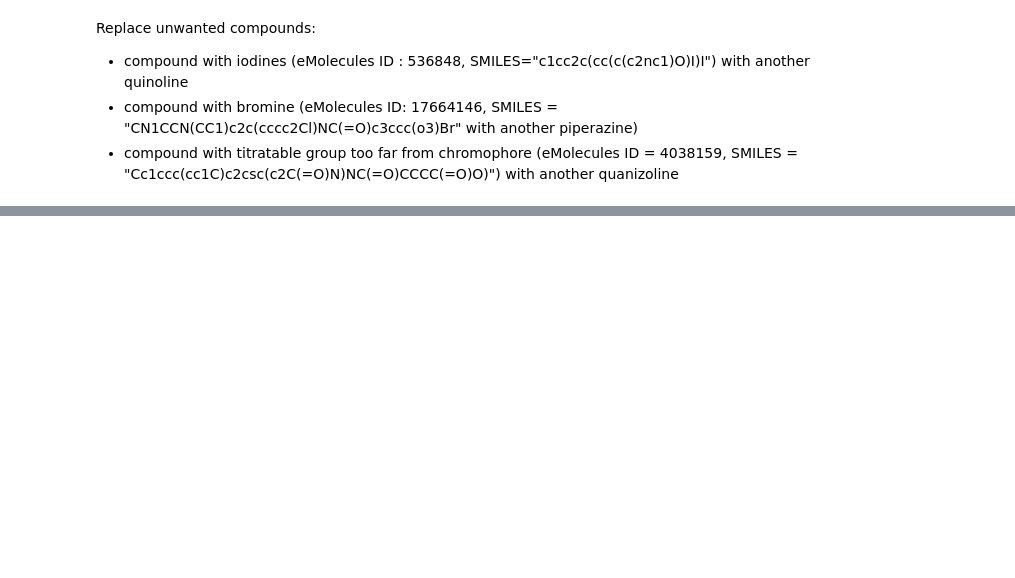
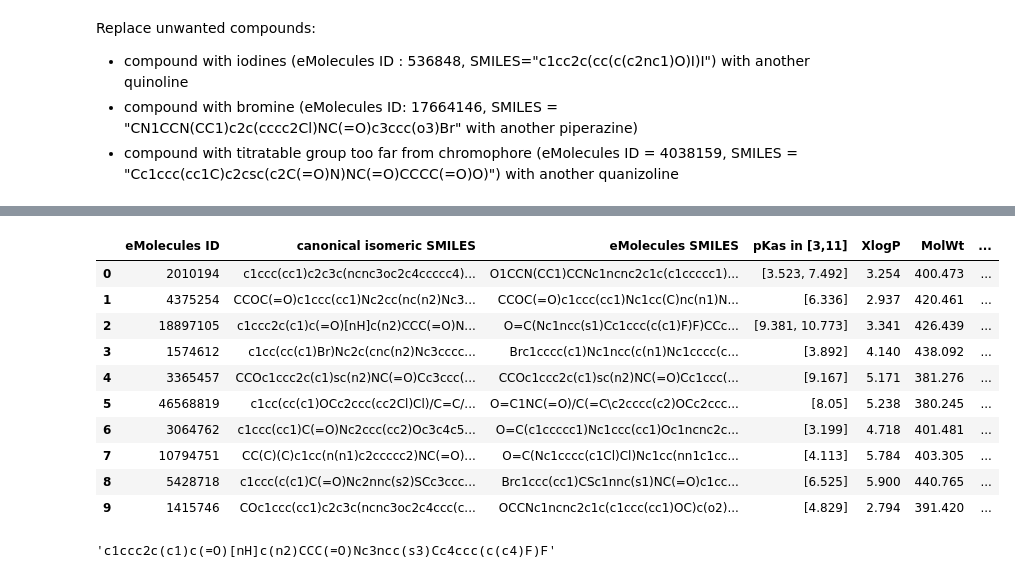
Before and after one commit to choderalab/sampl6-physicochemical-properties, a Jupyter notebook: compound_selection/zinc15_eMolecules_intersection_set/20170727_zinc15_eMolecules_subset_logP_mw_filter/drug-like-compound-selection.ipynb, the cells around one changed output, grey strips where cells are left out. Cells and saved outputs as stored; diff of their text form; code cells hidden in the pictures; blank space fills up the shorter version.

```diff
--- a/compound_selection/zinc15_eMolecules_intersection_set/20170727_zinc15_eMolecules_subset_logP_mw_filter/drug-like-compound-selection.ipynb
+++ b/compound_selection/zinc15_eMolecules_intersection_set/20170727_zinc15_eMolecules_subset_logP_mw_filter/drug-like-compound-selection.ipynb
@@ -278,12 +399,12 @@ Replace unwanted compounds:
 - compound with titratable group too far from chromophore (eMolecules ID = 4038159, SMILES = "Cc1ccc(cc1C)c2csc(c2C(=O)N)NC(=O)CCCC(=O)O)") with another quanizoline
 # %%
 # Drop unwanted compounds
-unwanted_eMol_IDs = [536848, 17664146, 4038159]
-for eMol_ID in unwanted_eMol_IDs:
-    df_drug_picked.loc[df_drug_picked["eMolecules ID"] == eMol_ID, "Selection"] = None
-    df_drug.loc[df_drug["eMolecules ID"] == eMol_ID, "Selection"] == None
-
-df_drug_picked = df_drug_picked.loc[df_drug_picked["Selection"] == "picked"].reset_index(drop=True)
-print("Number of selected fragment-like molecules after removing unwanted molecules:",df_drug_picked.shape[0])
+#unwanted_eMol_IDs = [536848, 17664146, 4038159]
+#for eMol_ID in unwanted_eMol_IDs:
+#    df_drug_picked.loc[df_drug_picked["eMolecules ID"] == eMol_ID, "Selection"] = None
+#    df_drug.loc[df_drug["eMolecules ID"] == eMol_ID, "Selection"] == None
+#
+#df_drug_picked = df_drug_picked.loc[df_drug_picked["Selection"] == "picked"].reset_index(drop=True)
+#print("Number of selected fragment-like molecules after removing unwanted molecules:",df_drug_picked.shape[0])
 
 # Pick replacement compounds with quinoline and piperazine?
@@ -323,0 +656,18 @@ While selecting from each logP bin, first compounds selected for their ring subs
+# %%
+df_drug_final
+# %% [output]
+|  | eMolecules ID | canonical isomeric SMILES | eMolecules SMILES | pKas in [3,11] | XlogP | MolWt | ... |
+| 0 | 2010194 | c1ccc(cc1)c2c3c(ncnc3oc2c4ccccc4)... | O1CCN(CC1)CCNc1ncnc2c1c(c1ccccc1)... | [3.523, 7.492] | 3.254 | 400.473 | ... |
+| 1 | 4375254 | CCOC(=O)c1ccc(cc1)Nc2cc(nc(n2)Nc3... | CCOC(=O)c1ccc(cc1)Nc1cc(C)nc(n1)N... | [6.336] | 2.937 | 420.461 | ... |
+| 2 | 18897105 | c1ccc2c(c1)c(=O)[nH]c(n2)CCC(=O)N... | O=C(Nc1ncc(s1)Cc1ccc(c(c1)F)F)CCc... | [9.381, 10.773] | 3.341 | 426.439 | ... |
+| 3 | 1574612 | c1cc(cc(c1)Br)Nc2c(cnc(n2)Nc3cccc... | Brc1cccc(c1)Nc1ncc(c(n1)Nc1cccc(c... | [3.892] | 4.140 | 438.092 | ... |
+| 4 | 3365457 | CCOc1ccc2c(c1)sc(n2)NC(=O)Cc3ccc(... | CCOc1ccc2c(c1)sc(n2)NC(=O)Cc1ccc(... | [9.167] | 5.171 | 381.276 | ... |
+| 5 | 46568819 | c1cc(cc(c1)OCc2ccc(cc2Cl)Cl)/C=C/... | O=C1NC(=O)/C(=C\c2cccc(c2)OCc2ccc... | [8.05] | 5.238 | 380.245 | ... |
+| 6 | 3064762 | c1ccc(cc1)C(=O)Nc2ccc(cc2)Oc3c4c5... | O=C(c1ccccc1)Nc1ccc(cc1)Oc1ncnc2c... | [3.199] | 4.718 | 401.481 | ... |
+| 7 | 10794751 | CC(C)(C)c1cc(n(n1)c2ccccc2)NC(=O)... | O=C(Nc1cccc(c1Cl)Cl)Nc1cc(nn1c1cc... | [4.113] | 5.784 | 403.305 | ... |
+| 8 | 5428718 | c1ccc(c(c1)C(=O)Nc2nnc(s2)SCc3ccc... | Brc1ccc(cc1)CSc1nnc(s1)NC(=O)c1cc... | [6.525] | 5.900 | 440.765 | ... |
+| 9 | 1415746 | COc1ccc(cc1)c2c3c(ncnc3oc2c4ccc(c... | OCCNc1ncnc2c1c(c1ccc(cc1)OC)c(o2)... | [4.829] | 2.794 | 391.420 | ... |
+# %%
+df_drug_final.loc[2,"canonical isomeric SMILES" ]
+# %% [output]
+'c1ccc2c(c1)c(=O)[nH]c(n2)CCC(=O)Nc3ncc(s3)Cc4ccc(c(c4)F)F'
```
Also changed, not shown: parts of 30 cells of this notebook, 17 other files.
